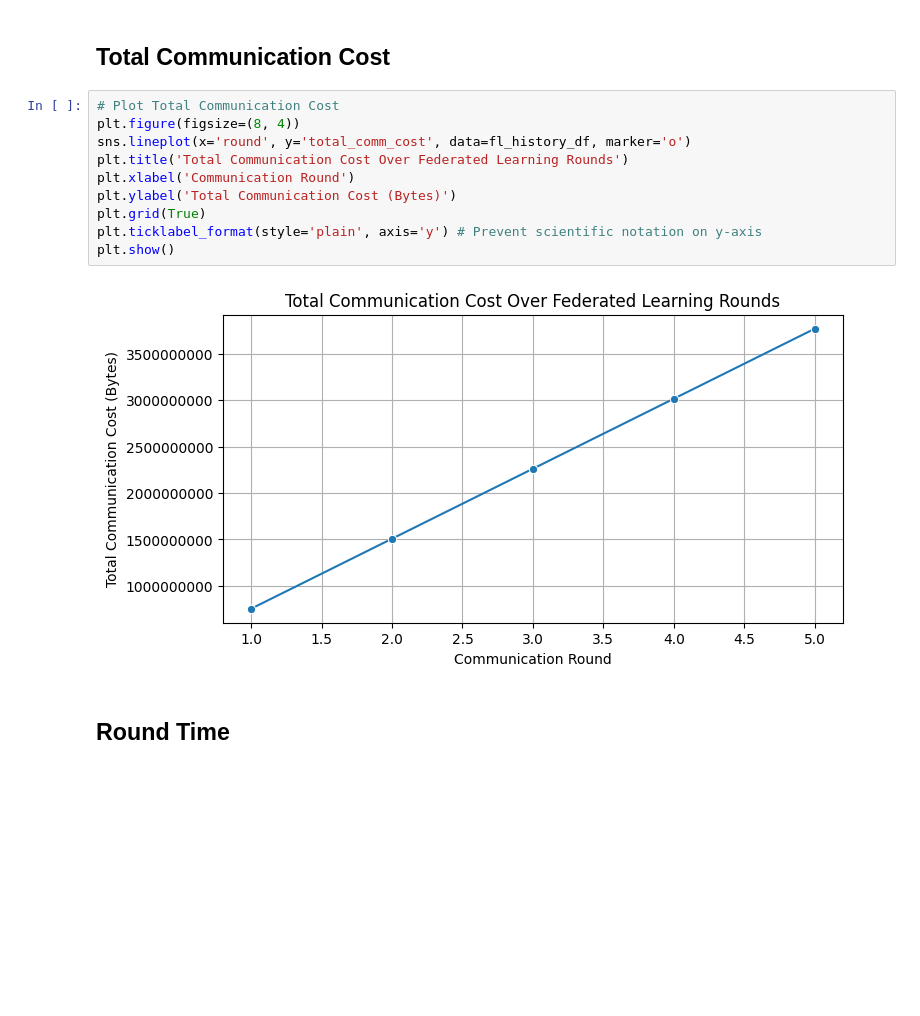
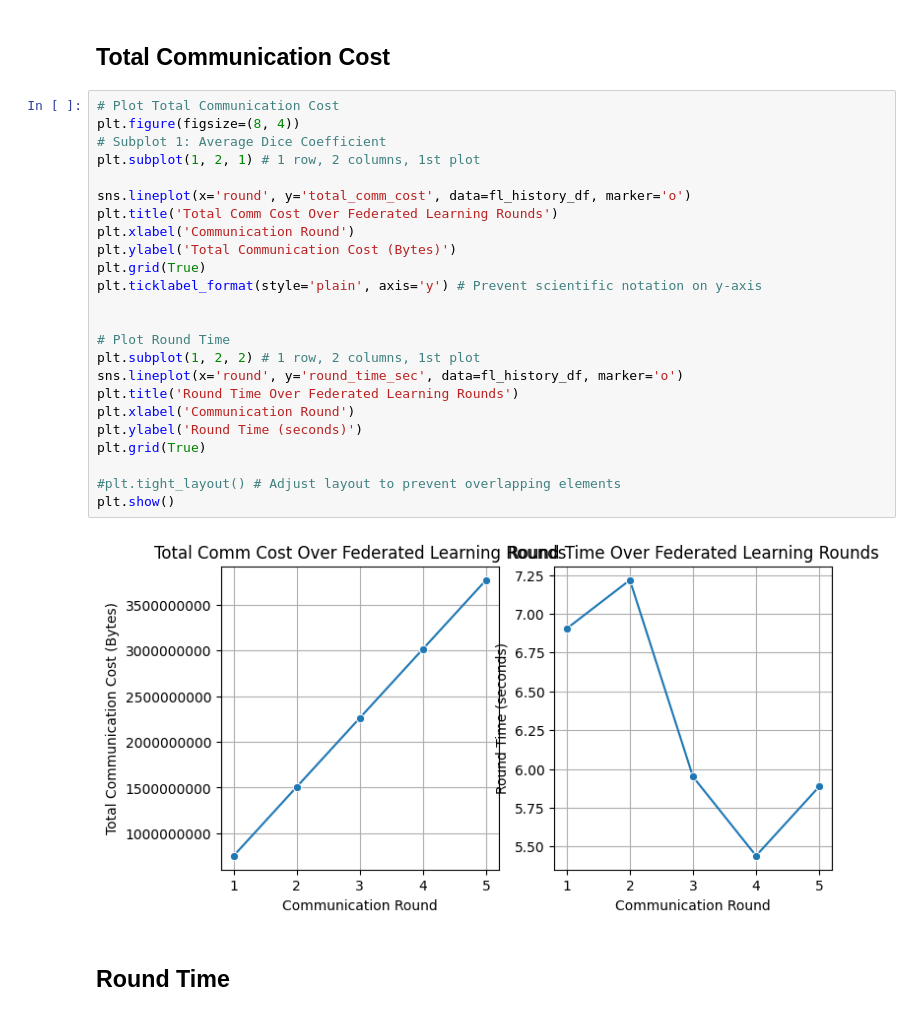
Before and after one commit to MurthyRao/Distributed-and-Parallel-ML-Large-Scale-Deep-Networks-Medical-Image-Segmentation, a Jupyter notebook: ML_System_Optimization_Assignment2_GROUP2.ipynb, the cells around one changed output. Cells and saved outputs as stored; diff of their text form; blank space fills up the shorter version.

```diff
--- a/ML_System_Optimization_Assignment2_GROUP2.ipynb
+++ b/ML_System_Optimization_Assignment2_GROUP2.ipynb
@@ -1084,15 +1061,29 @@ plt.show()
 # %%
 # Plot Total Communication Cost
 plt.figure(figsize=(8, 4))
+# Subplot 1: Average Dice Coefficient
+plt.subplot(1, 2, 1) # 1 row, 2 columns, 1st plot
+
 sns.lineplot(x='round', y='total_comm_cost', data=fl_history_df, marker='o')
-plt.title('Total Communication Cost Over Federated Learning Rounds')
+plt.title('Total Comm Cost Over Federated Learning Rounds')
 plt.xlabel('Communication Round')
 plt.ylabel('Total Communication Cost (Bytes)')
 plt.grid(True)
 plt.ticklabel_format(style='plain', axis='y') # Prevent scientific notation on y-axis
+
+
+# Plot Round Time
+plt.subplot(1, 2, 2) # 1 row, 2 columns, 1st plot
+sns.lineplot(x='round', y='round_time_sec', data=fl_history_df, marker='o')
+plt.title('Round Time Over Federated Learning Rounds')
+plt.xlabel('Communication Round')
+plt.ylabel('Round Time (seconds)')
+plt.grid(True)
+
+#plt.tight_layout() # Adjust layout to prevent overlapping elements
 plt.show()
 # %% [output]
-[figure, old version]
+[figure, new version]
 # %% [markdown]
 ## Round Time
 # %%
```
Also changed, not shown: parts of 31 cells of this notebook.
